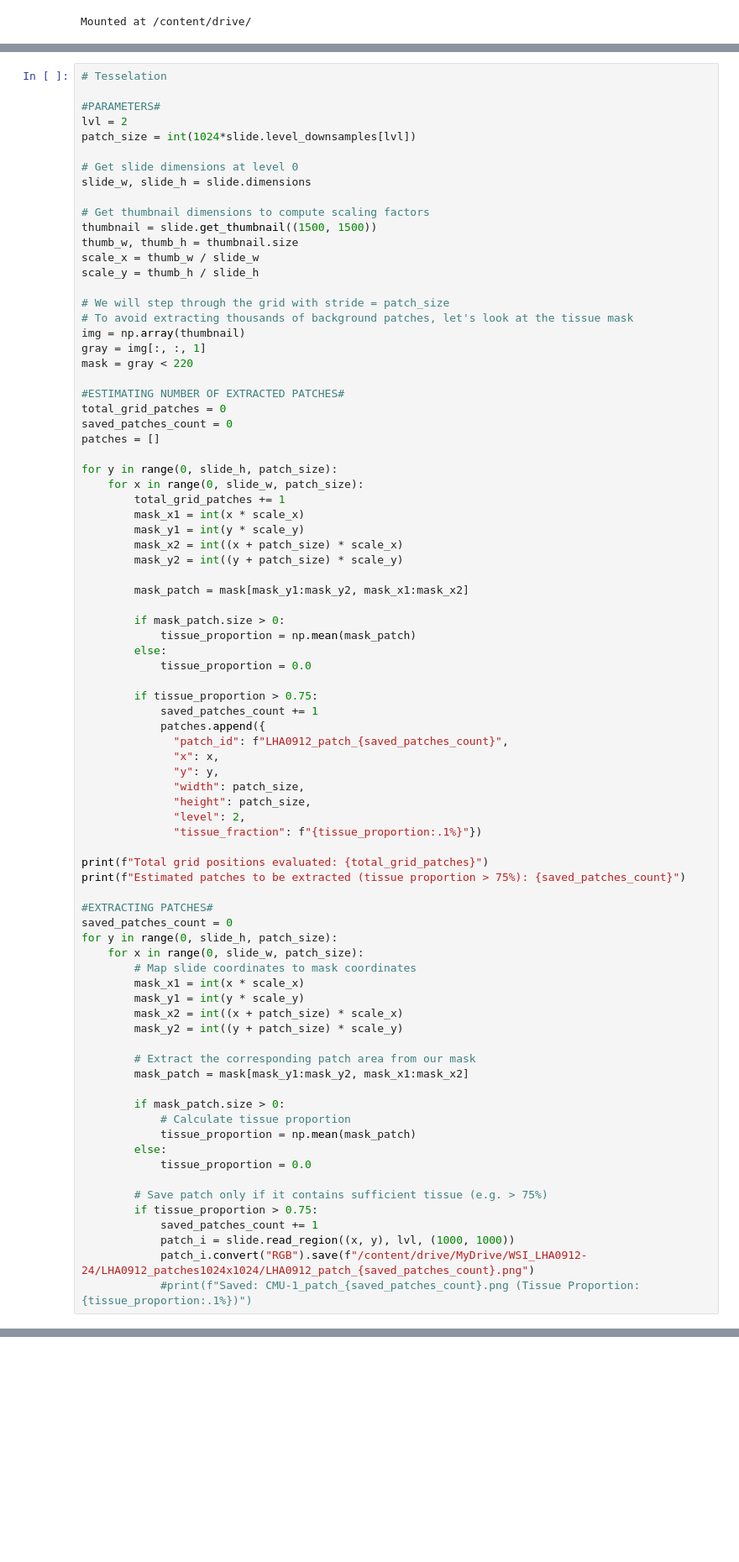
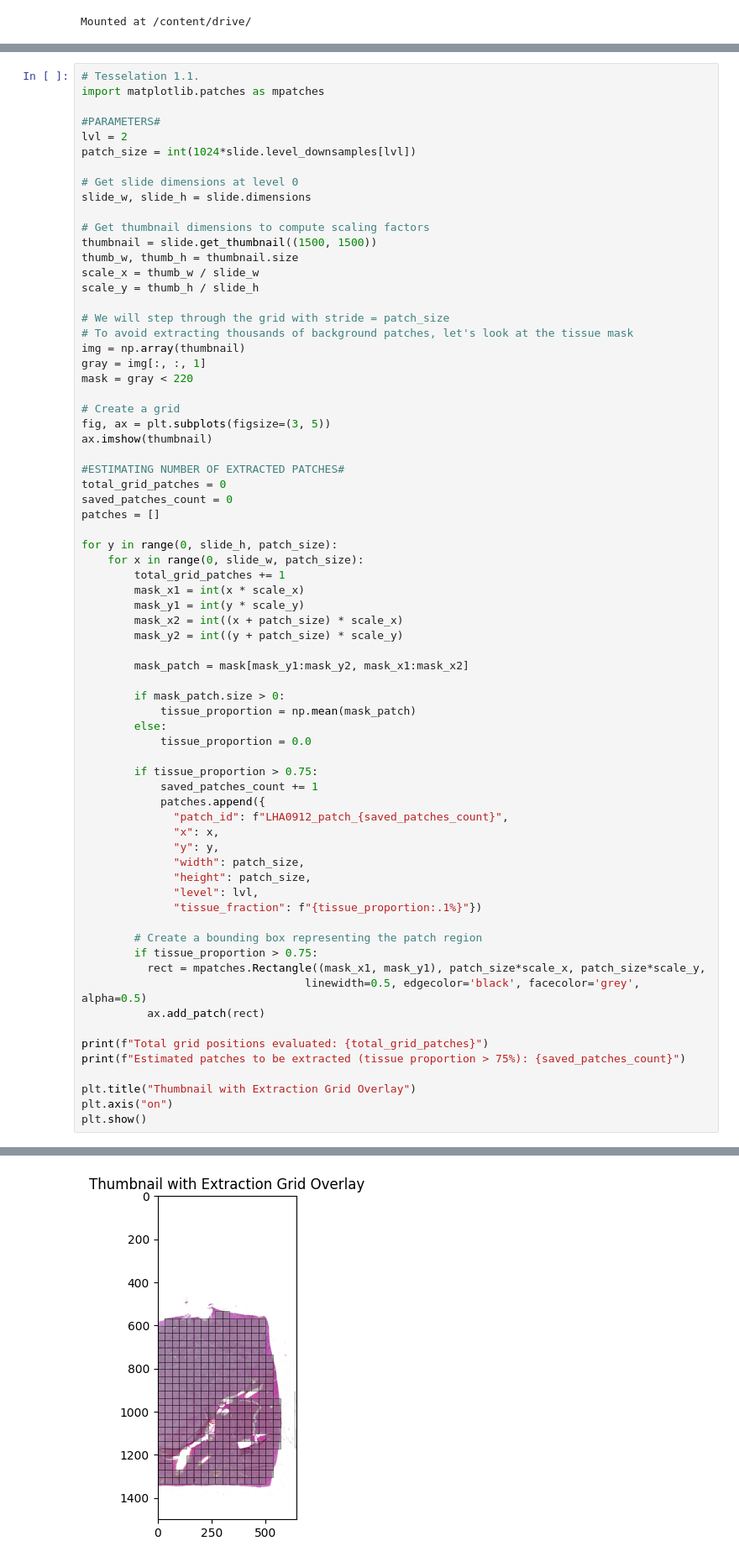
Before and after one commit to PierreCr/Computational-Pathology, a Jupyter notebook: CanineHCC_ResNet18+LogReg.ipynb, the cells around one changed output, grey strips where cells are left out. Shown at 84% size. Cells and saved outputs as stored; diff of their text form; blank space fills up the shorter version.

```diff
--- a/CanineHCC_ResNet18+LogReg.ipynb
+++ b/CanineHCC_ResNet18+LogReg.ipynb
@@ -136,7 +136,8 @@ plt.title("Mask", fontdict={'size':10});
 # %% [output]
 [figure]
 # %%
-# Tesselation
+# Tesselation 1.1.
+import matplotlib.patches as mpatches
 
 #PARAMETERS#
 lvl = 2
@@ -156,6 +157,10 @@ scale_y = thumb_h / slide_h
 img = np.array(thumbnail)
 gray = img[:, :, 1]
 mask = gray < 220
+
+# Create a grid
+fig, ax = plt.subplots(figsize=(3, 5))
+ax.imshow(thumbnail)
 
 #ESTIMATING NUMBER OF EXTRACTED PATCHES#
 total_grid_patches = 0
@@ -166,56 +171,41 @@ for y in range(0, slide_h, patch_size):
     for x in range(0, slide_w, patch_size):
         total_grid_patches += 1
         mask_x1 = int(x * scale_x)
         mask_y1 = int(y * scale_y)
         mask_x2 = int((x + patch_size) * scale_x)
         mask_y2 = int((y + patch_size) * scale_y)
 
         mask_patch = mask[mask_y1:mask_y2, mask_x1:mask_x2]
 
         if mask_patch.size > 0:
             tissue_proportion = np.mean(mask_patch)
         else:
             tissue_proportion = 0.0
 
         if tissue_proportion > 0.75:
             saved_patches_count += 1
             patches.append({
               "patch_id": f"LHA0912_patch_{saved_patches_count}",
               "x": x,
               "y": y,
               "width": patch_size,
               "height": patch_size,
-              "level": 2,
+              "level": lvl,
               "tissue_fraction": f"{tissue_proportion:.1%}"})
+
+        # Create a bounding box representing the patch region
+        if tissue_proportion > 0.75:
+          rect = mpatches.Rectangle((mask_x1, mask_y1), patch_size*scale_x, patch_size*scale_y,
+                                  linewidth=0.5, edgecolor='black', facecolor='grey', alpha=0.5)
+          ax.add_patch(rect)
 
 print(f"Total grid positions evaluated: {total_grid_patches}")
 print(f"Estimated patches to be extracted (tissue proportion > 75%): {saved_patches_count}")
 
-#EXTRACTING PATCHES#
-saved_patches_count = 0
-for y in range(0, slide_h, patch_size):
-    for x in range(0, slide_w, patch_size):
-        # Map slide coordinates to mask coordinates
-        mask_x1 = int(x * scale_x)
-        mask_y1 = int(y * scale_y)
-        mask_x2 = int((x + patch_size) * scale_x)
-        mask_y2 = int((y + patch_size) * scale_y)
-
-        # Extract the corresponding patch area from our mask
-        mask_patch = mask[mask_y1:mask_y2, mask_x1:mask_x2]
-
-        if mask_patch.size > 0:
-            # Calculate tissue proportion
-            tissue_proportion = np.mean(mask_patch)
-        else:
-            tissue_proportion = 0.0
-
-        # Save patch only if it contains sufficient tissue (e.g. > 75%)
-        if tissue_proportion > 0.75:
-            saved_patches_count += 1
-            patch_i = slide.read_region((x, y), lvl, (1000, 1000))
-            patch_i.convert("RGB").save(f"/content/drive/MyDrive/WSI_LHA0912-24/LHA0912_patches1024x1024/LHA0912_patch_{saved_patches_count}.png")
-            #print(f"Saved: CMU-1_patch_{saved_patches_count}.png (Tissue Proportion: {tissue_proportion:.1%})")
+plt.title("Thumbnail with Extraction Grid Overlay")
+plt.axis("on")
+plt.show()
 # %% [output]
 Total grid positions evaluated: 900
 Estimated patches to be extracted (tissue proportion > 75%): 348
+[figure, added]
```
Also changed, not shown: parts of 4 cells of this notebook.
